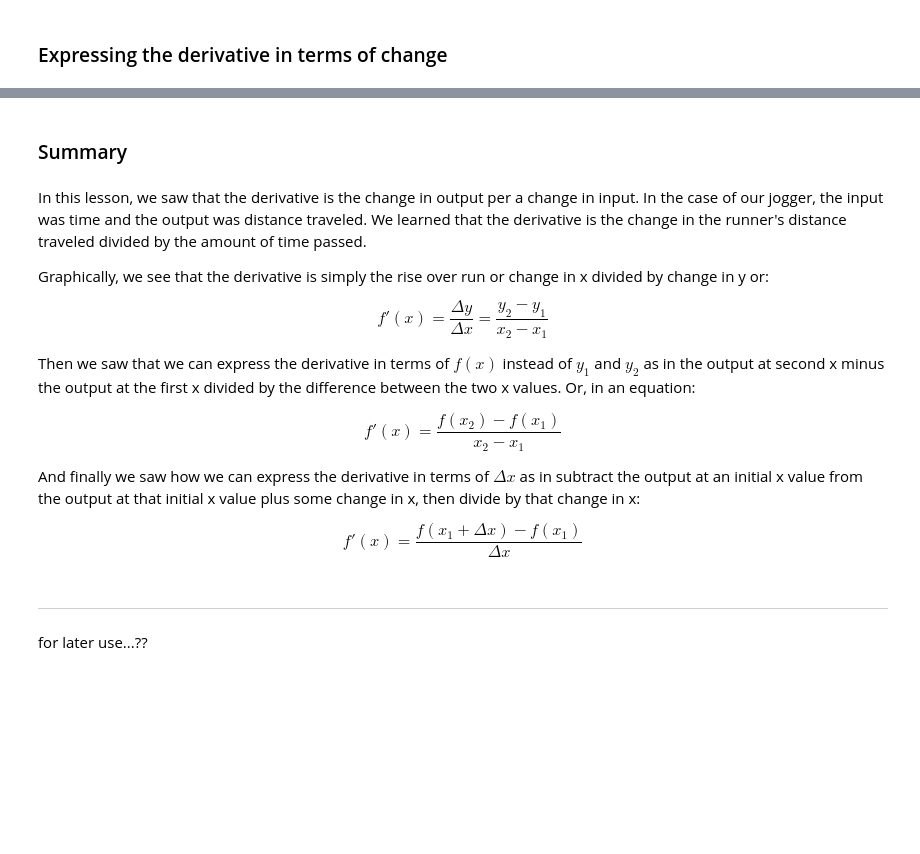
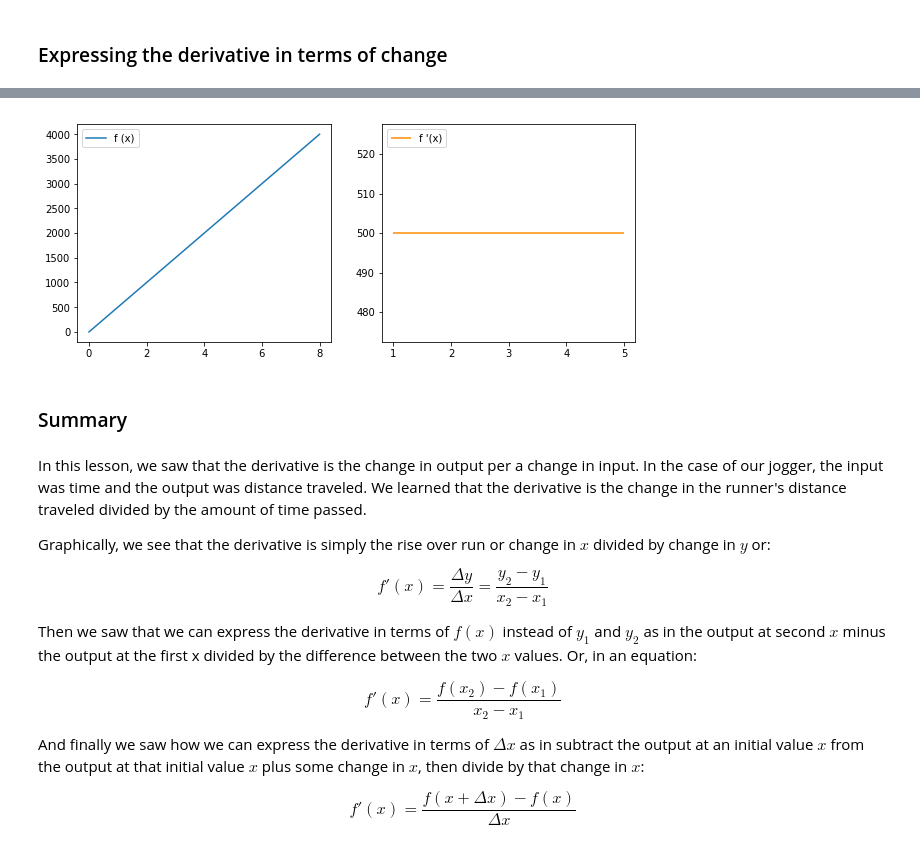
Before and after one commit to LoreDirick/ds-introduction-to-derivatives-ds-eng-preview, a Jupyter notebook: index.ipynb, the cells around one changed output, grey strips where cells are left out. Drawn from its saved outputs; the diff is of its cells as text; code cells hidden in the pictures; blank space fills up the shorter version.

```diff
--- a/index.ipynb
+++ b/index.ipynb
@@ -203,20 +230,37 @@ In summation, that is the derivative of a line, or the rate of change of a linea
+# %%
+x = [0, 1, 2]
+x = np.linspace(0, 8, 100)
+
+fig, ax = plt.subplots(figsize=(10,4))
+
+# plot 1
+plt.subplot(121)
+plt.plot(x, f(x), label = "f (x)")
+plt.legend(loc="upper left", bbox_to_anchor=[0, 1],
+           ncol=2, fancybox=True)
+
+# plot 2
+plt.subplot(122)
+plt.hlines(y=500, xmin=1, xmax=5, color="darkorange",label = "f '(x)")
+plt.legend(loc="upper left");
+
+
+plt.show()
+# %% [output]
+[figure, added]
 # %% [markdown]
 ### Summary
 # %% [markdown]
 In this lesson, we saw that the derivative is the change in output per a change in input.  In the case of our jogger, the input was time and the output was distance traveled.  We learned that the derivative is the change in the runner's distance traveled divided by the amount of time passed.
 
-Graphically, we see that the derivative is simply the rise over run or change in x divided by change in y or:
+Graphically, we see that the derivative is simply the rise over run or change in $x$ divided by change in $y$ or:
 
 $$ f'(x) = \frac{\Delta y}{\Delta x} = \frac{y_2 - y_1}{x_2 - x_1} $$
 
-Then we saw that we can express the derivative in terms of $f(x)$ instead of $y_1$ and $y_2$ as in the output at second x minus the output at the first x divided by the difference between the two x values.  Or, in an equation:
+Then we saw that we can express the derivative in terms of $f(x)$ instead of $y_1$ and $y_2$ as in the output at second $x$ minus the output at the first x divided by the difference between the two $x$ values.  Or, in an equation:
 
 $$ f'(x) = \frac{f(x_2) - f(x_1)}{x_2 - x_1} $$
 
-And finally we saw how we can express the derivative in terms of $\Delta x$ as in subtract the output at an initial x value from the output at that initial x value plus some change in x, then divide by that change in x:
+And finally we saw how we can express the derivative in terms of $\Delta x$ as in subtract the output at an initial value $x$ from the output at that initial value $x$ plus some change in $x$, then divide by that change in $x$:
 
-$$ f'(x) = \frac{f(x_1 + \Delta x) - f(x_1)}{\Delta x} $$
+$$ f'(x) = \frac{f(x + \Delta x) - f(x)}{\Delta x} $$
-# %% [markdown]
-----------
-# %% [markdown]
-for later use...??
```
Also changed, not shown: parts of 9 cells of this notebook.
